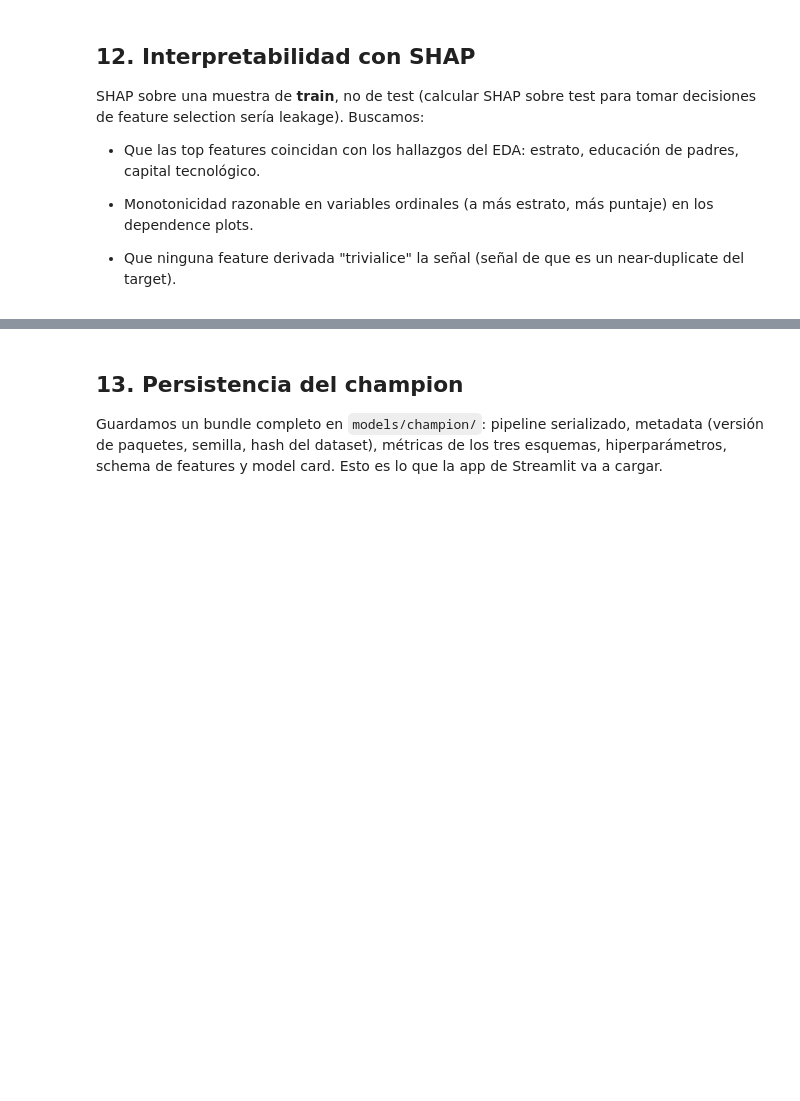
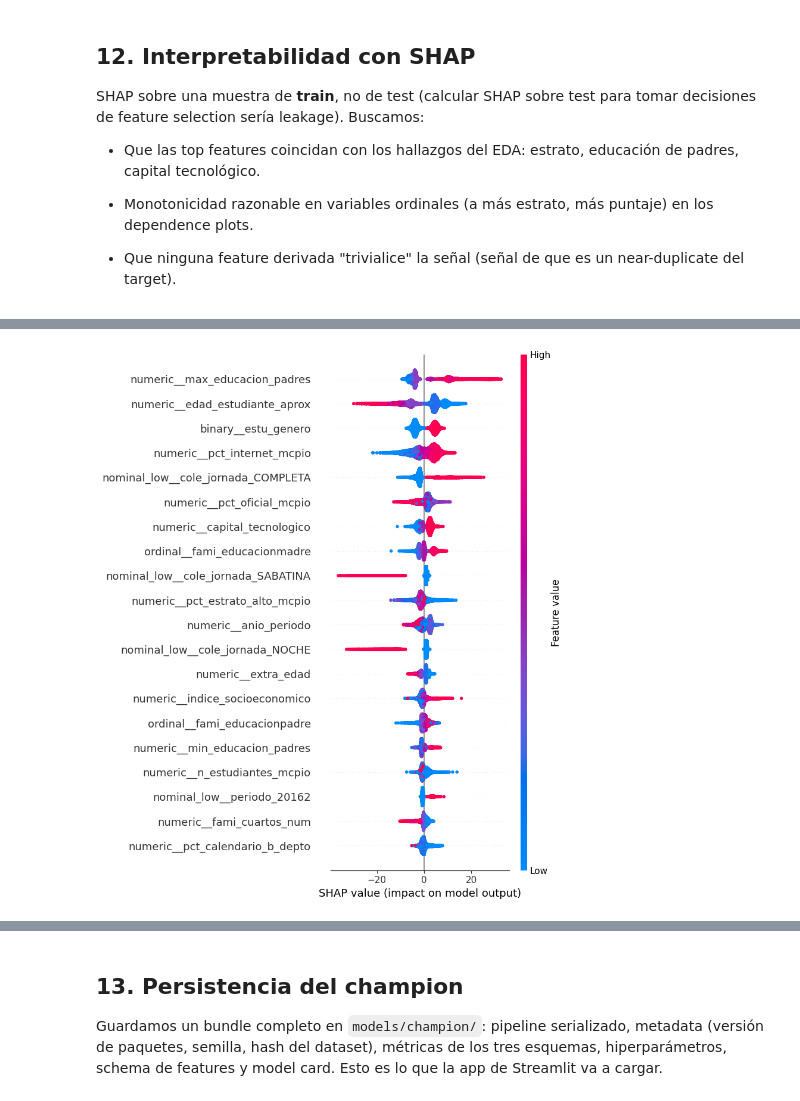
Before and after one commit to sancho3010/ml_project_eafit, a Jupyter notebook: notebooks/06-pipeline-ml.ipynb, the cells around one changed output, grey strips where cells are left out. Drawn from its saved outputs; the diff is of its cells as text; code cells hidden in the pictures; blank space fills up the shorter version.

```diff
--- a/notebooks/06-pipeline-ml.ipynb
+++ b/notebooks/06-pipeline-ml.ipynb
@@ -196,13 +199,15 @@ Los transformers viven en `src/modeling/transformers.py` y están cubiertos por
 # %%
 preprocessor = build_preprocessor()
 
-dev_pipeline_ml = PipelineML(
+full_pipeline_ml = PipelineML(
     preprocessor=preprocessor,
     mapeo_personas=MAPEO_PERSONAS,
     mapeo_cuartos=MAPEO_CUARTOS,
     clip_edad=CLIP_EDAD,
     n_trials_tree=N_TRIALS,
     cv_folds=CV_FOLDS,
+    parallel_trials=8,
+    cores_per_model=8,
     use_gpu=USE_GPU,
     random_seed=SEED,
 )
@@ -288,6 +296,6 @@ Error:
 # %%
 # Elegimos el champion del top de la tabla. Ajustar manualmente si hay empate técnico.
-CHAMPION = comparison.iloc[0]['model']
+CHAMPION = 'xgboost'  # comparison.iloc[0]['model']
 logger.info(f'Champion seleccionado: {CHAMPION}')
 
-dev_pipeline_ml.fit_best(CHAMPION, X_train_pd, y_train_np)
+full_pipeline_ml.fit_best(CHAMPION, X_train_pd, y_train_np)
@@ -405,3 +560,5 @@ importance_df.head(25)
 # %%
-dev_pipeline_ml.plot_shap_summary(save_path=FIGURES_DIR / 'shap_summary.png')
+full_pipeline_ml.plot_shap_summary(save_path=FIGURES_DIR / 'shap_summary.png')
+# %% [output]
+[figure, added]
 # %%
```
Also changed, not shown: parts of 21 cells of this notebook, 17 other files.
